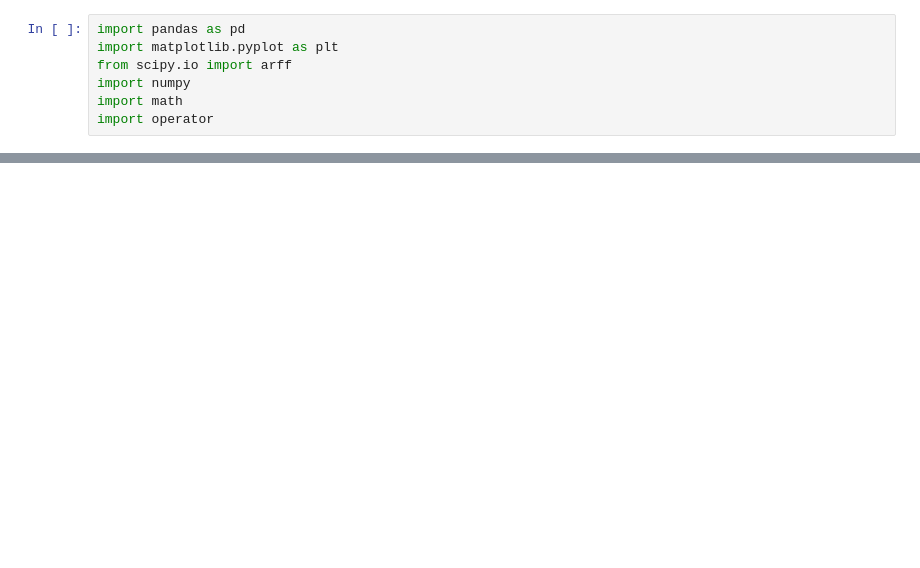
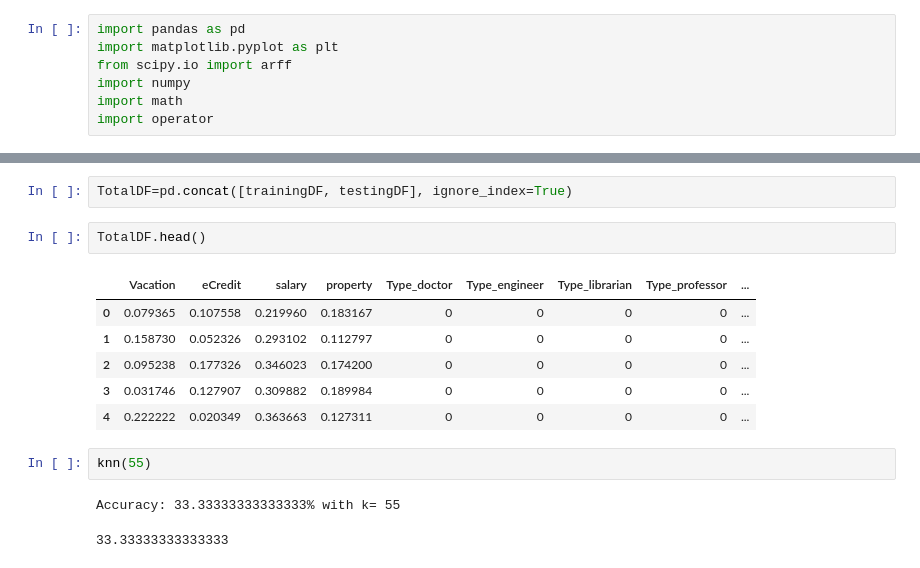
Before and after one commit to gousesair/Machine-Learning, a Jupyter notebook: KNN_Assignment.ipynb, the cells around one changed output, grey strips where cells are left out. Cells and saved outputs as stored; diff of their text form; blank space fills up the shorter version.

```diff
--- a/KNN_Assignment.ipynb
+++ b/KNN_Assignment.ipynb
@@ -117,0 +240,16 @@ testDF.head()
+# %%
+TotalDF=pd.concat([trainingDF, testingDF], ignore_index=True)
+# %%
+TotalDF.head()
+# %% [output]
+|  | Vacation | eCredit | salary | property | Type_doctor | Type_engineer | Type_librarian | Type_professor | ... |
+| 0 | 0.079365 | 0.107558 | 0.219960 | 0.183167 | 0 | 0 | 0 | 0 | ... |
+| 1 | 0.158730 | 0.052326 | 0.293102 | 0.112797 | 0 | 0 | 0 | 0 | ... |
+| 2 | 0.095238 | 0.177326 | 0.346023 | 0.174200 | 0 | 0 | 0 | 0 | ... |
+| 3 | 0.031746 | 0.127907 | 0.309882 | 0.189984 | 0 | 0 | 0 | 0 | ... |
+| 4 | 0.222222 | 0.020349 | 0.363663 | 0.127311 | 0 | 0 | 0 | 0 | ... |
+# %%
+knn(55)
+# %% [output]
+Accuracy: 33.33333333333333% with k= 55
+33.33333333333333
```
Also changed, not shown: parts of 46 cells of this notebook.
